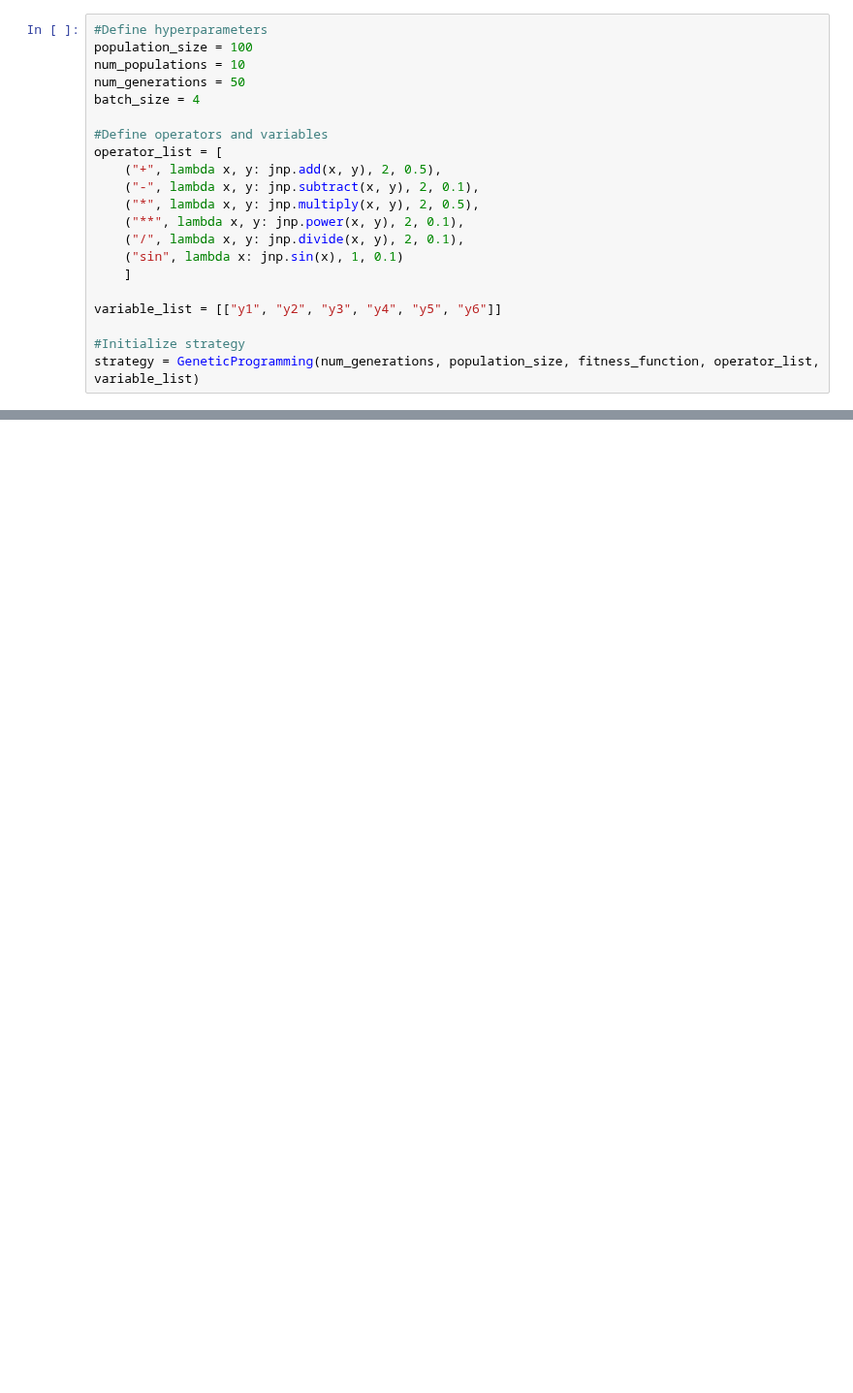
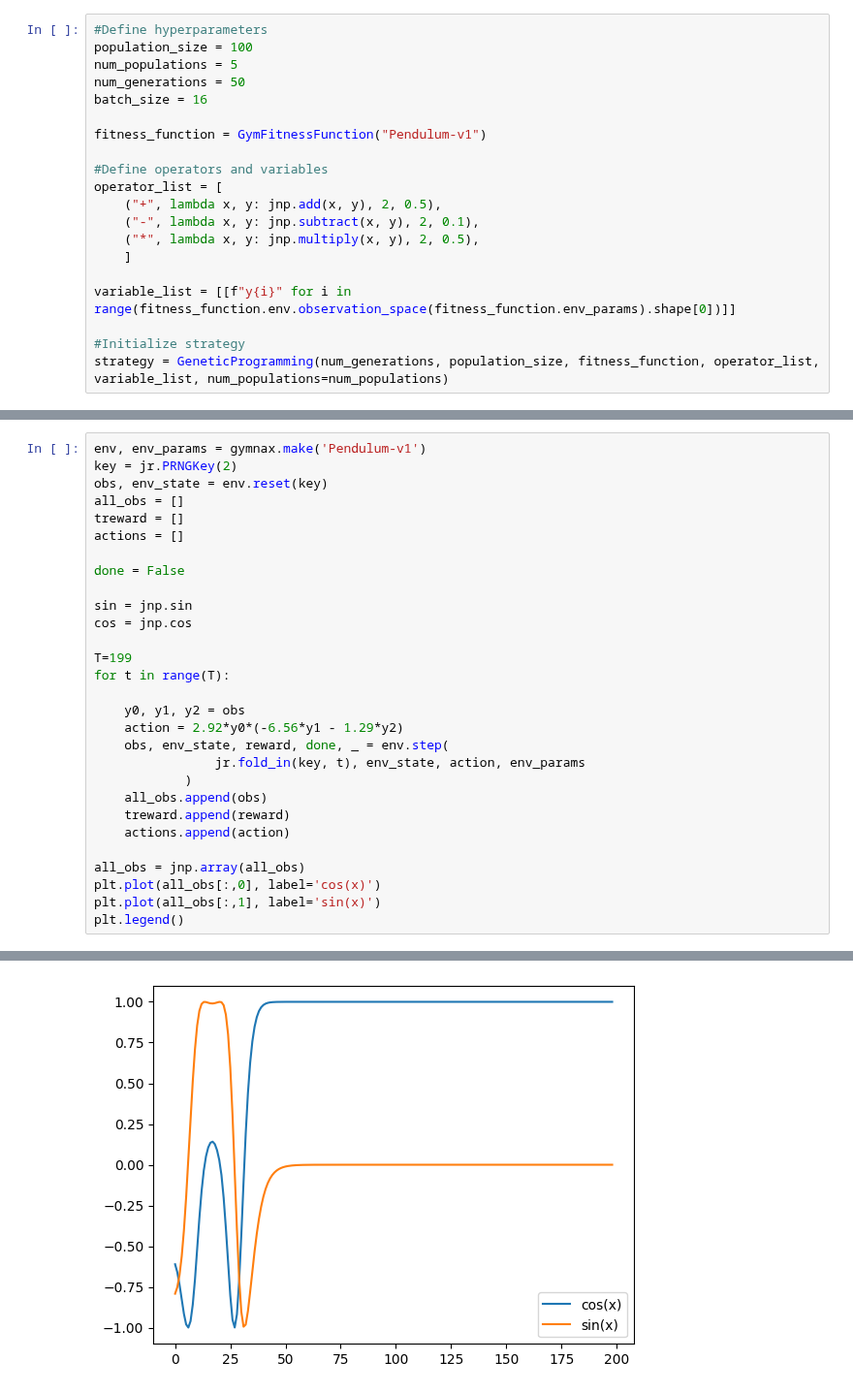
Before and after one commit to sdevries0/Kozax, a Jupyter notebook: examples/control_policy_optimization.ipynb, the cells around one changed output, grey strips where cells are left out. Shown at 97% size. Drawn from its saved outputs; the diff is of its cells as text; blank space fills up the shorter version.

```diff
--- a/examples/control_policy_optimization.ipynb
+++ b/examples/control_policy_optimization.ipynb
@@ -46,21 +24,20 @@ fitness_function = GymFitnessFunction("Acrobot-v1")
 # %%
 #Define hyperparameters
 population_size = 100
-num_populations = 10
+num_populations = 5
 num_generations = 50
-batch_size = 4
+batch_size = 16
+
+fitness_function = GymFitnessFunction("Pendulum-v1")
 
 #Define operators and variables
 operator_list = [
     ("+", lambda x, y: jnp.add(x, y), 2, 0.5),
     ("-", lambda x, y: jnp.subtract(x, y), 2, 0.1),
     ("*", lambda x, y: jnp.multiply(x, y), 2, 0.5),
-    ("**", lambda x, y: jnp.power(x, y), 2, 0.1),
-    ("/", lambda x, y: jnp.divide(x, y), 2, 0.1),
-    ("sin", lambda x: jnp.sin(x), 1, 0.1)
     ]
 
-variable_list = [["y1", "y2", "y3", "y4", "y5", "y6"]]
+variable_list = [[f"y{i}" for i in range(fitness_function.env.observation_space(fitness_function.env_params).shape[0])]]
 
 #Initialize strategy
-strategy = GeneticProgramming(num_generations, population_size, fitness_function, operator_list, variable_list)
+strategy = GeneticProgramming(num_generations, population_size, fitness_function, operator_list, variable_list, num_populations=num_populations)
@@ -83,0 +76,30 @@ strategy.print_pareto_front()
+# %%
+env, env_params = gymnax.make('Pendulum-v1')
+key = jr.PRNGKey(2)
+obs, env_state = env.reset(key)
+all_obs = []
+treward = []
+actions = []
+
+done = False
+
+sin = jnp.sin
+cos = jnp.cos
+
+T=199
+for t in range(T):
+
+    y0, y1, y2 = obs
+    action = 2.92*y0*(-6.56*y1 - 1.29*y2)
+    obs, env_state, reward, done, _ = env.step(
+                jr.fold_in(key, t), env_state, action, env_params
+            )
+    all_obs.append(obs)
+    treward.append(reward)
+    actions.append(action)
+
+all_obs = jnp.array(all_obs)
+plt.plot(all_obs[:,0], label='cos(x)')
+plt.plot(all_obs[:,1], label='sin(x)')
+plt.legend()
+# %% [output]
@@ -83,0 +107 @@ strategy.print_pareto_front()
+[figure, added]
```
Also changed, not shown: parts of 10 cells of this notebook, 3 other files.
